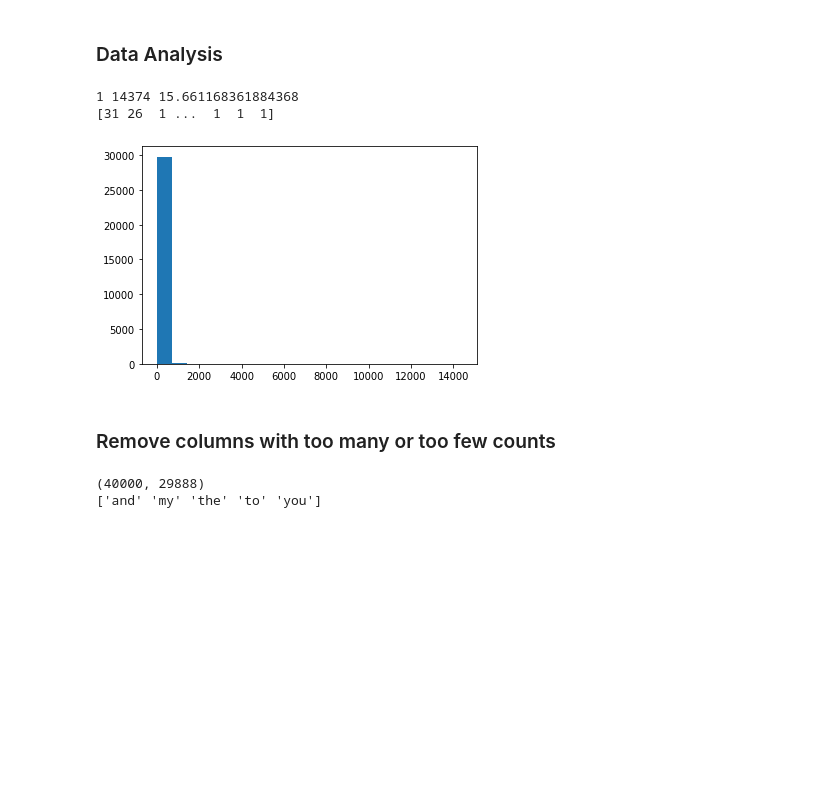
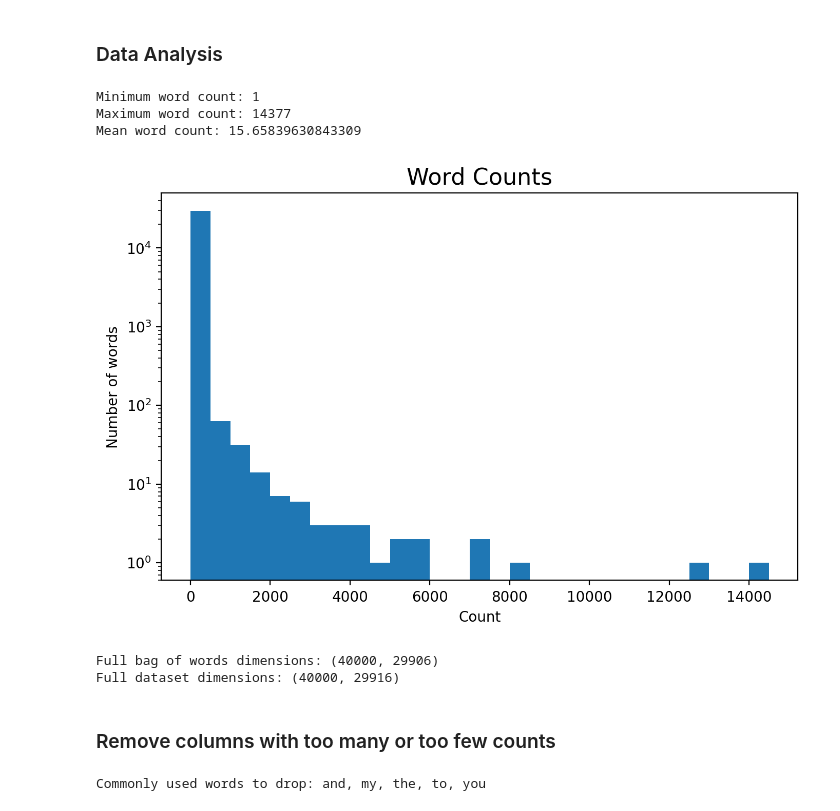
Before and after one commit to CayJoBla/EmotionRecognition, a Jupyter notebook: data/data_cleaning.ipynb, the cells around one changed output. Saved outputs shown, nothing was run; the diff lists cells and outputs as text; code cells hidden in the pictures; blank space fills up the shorter version.

Commit message:
Add the full sparse dataset for feature selection

```diff
--- a/data/data_cleaning.ipynb
+++ b/data/data_cleaning.ipynb
@@ -54,7 +54,8 @@ tweet_data["sentiment"] = tweet_data["sentiment"].astype('category').cat.codes
 urls = r"http:[^\s]+|w{3}\.[^\s]+|[\w]+\.[\w]{3}[/\w]*"
 users = r"@(\w){1,}"
 tags = r"#(\w){1,}"
-symbols = r"[&[\w]+;|~$/%/^/&/*-/+/=/\/|///?:;\"<>,]|[.]+"
+errors = r"&[\w]+;"
+symbols = r"[_~$/%/^/&/*-/+/=/\/|///?/!:;\"<>,]|[.]+"
 words = r"[\w]+"
 
 # Parse unique identifiers
@@ -67,14 +68,12 @@ tweet_data['content_parsed'] = tweet_data['content_parsed'].apply(lambda text: r
 tweet_data['#!'] = tweet_data['content_parsed'].str.count('!')
 tweet_data['#?'] = tweet_data['content_parsed'].str.count('\\?')
 tweet_data['#...'] = tweet_data['content_parsed'].str.count('\\.{2,}')
-tweet_data['Upper/Lower ratio'] = (tweet_data['content_parsed'].str.findall(r'[A-Z]').str.len()+1) / (tweet_data['content_parsed'].str.findall(r'[a-z]').str.len()+1)
-tweet_data['Number of Words'] = tweet_data['content_parsed'].apply(lambda n: len(n.split()))
-tweet_data['content_parsed'] = tweet_data['content_parsed'].apply(lambda text: text.replace(';', '; '))
-tweet_data['content_parsed'] = tweet_data['content_parsed'].apply(lambda text: text.replace('&', ' &'))
-tweet_data['content_parsed'] = tweet_data['content_parsed'].apply(lambda text: text.replace('_', ' '))
 tweet_data['content_parsed'] = tweet_data['content_parsed'].apply(lambda text: text.replace('ï', ''))
 tweet_data['content_parsed'] = tweet_data['content_parsed'].apply(lambda text: text.replace('½', ''))
+tweet_data['content_parsed'] = tweet_data['content_parsed'].apply(lambda text: regex.sub(errors, " ", text)).values
 tweet_data['content_parsed'] = tweet_data['content_parsed'].apply(lambda text: regex.sub(symbols, " ", text)).values
 tweet_data['content_parsed'] = tweet_data['content_parsed'].apply(lambda text: regex.sub(r"'", "", text)).values
+tweet_data['Upper/Lower ratio'] = (tweet_data['content_parsed'].str.findall(r'[A-Z]').str.len()+1) / (tweet_data['content_parsed'].str.findall(r'[a-z]').str.len()+1)
 tweet_data['words'] = tweet_data['content_parsed'].apply(lambda text: regex.findall(words, text.lower())).values
-tweet_data["avg word length"] = tweet_data['words'].apply(lambda word_array: np.mean([len(word) for word in word_array]))
+tweet_data['num_words'] = tweet_data['words'].apply(lambda n: len(n))
+tweet_data["avg_word_len"] = tweet_data['words'].apply(lambda word_array: np.mean([len(word) for word in word_array]))
@@ -80,0 +97,4 @@ tweet_data["avg word length"] = tweet_data['words'].apply(lambda word_array: np.
+# %%
+# Avg word len is NaN when there are no words in the tweet, set to 0
+tweet_data = tweet_data.fillna(0)
+tweet_data.isna().sum()
@@ -81,17 +116,14 @@ tweet_data["avg word length"] = tweet_data['words'].apply(lambda word_array: np.
 # %% [markdown]
 ### Data Analysis
 # %%
-#tweet_data = tweet_data.drop(columns=['content_parsed'])
 vectorizer = CountVectorizer()
 X = vectorizer.fit_transform(tweet_data["content_parsed"].values)
+total_counts = np.array(np.sum(X, axis=0))[0]
 
-total_counts = np.sum(X, axis=0)
-print(np.min(total_counts), np.max(total_counts), np.mean(total_counts))
-print(np.array(total_counts)[0])
-counts = np.array(total_counts)[0]
-plt.hist(counts, bins=20)
-plt.show()
+print("Minimum word count:", np.min(total_counts))
+print("Maximum word count:", np.max(total_counts))
+print("Mean word count:", np.mean(total_counts))
 # %% [output]
-1 14374 15.661168361884368
-[31 26  1 ...  1  1  1]
+Minimum word count: 1
+Maximum word count: 14377
+Mean word count: 15.65839630843309
-[figure, removed]
@@ -113,17 +130,38 @@ plt.hist(temp[temp >= 5], bins=20)
+# %%
+fig, ax = plt.subplots(1, 1, dpi=200, figsize=(8,5))
+ax.hist(total_counts, bins=np.arange(0,15000,500))
+ax.set_title("Word Counts", size=16)
+ax.set_xlabel("Count")
+ax.set_ylabel("Number of words")
+ax.set_yscale('log')
+plt.savefig("original_counts.png")
+plt.show()
+# %% [output]
+[figure, added]
+# %%
+# Save full dataset as a sparse matrix
+X = sparse.csc_matrix(X)
+print("Full bag of words dimensions:", X.shape)
+
+# Convert to sparse matrix
+full_data = sparse.hstack((tweet_data.drop(columns=["words","content","content_parsed"]).values, X), format='csr')
+
+# Move labels to the opposite side
+full_data = sparse.hstack((full_data[:, 1:], full_data[:, :1]), format='csr')
+
+print("Full dataset dimensions:", full_data.shape)
+sparse.save_npz("cleaned_data_full.npz", full_data)
+# %% [output]
+Full bag of words dimensions: (40000, 29906)
+Full dataset dimensions: (40000, 29916)
 # %% [markdown]
 ### Remove columns with too many or too few counts
 # %%
-X = vectorizer.fit_transform(tweet_data["content_parsed"].values)
-X = sparse.csc_matrix(X)
-print(X.shape)
-
-counts = np.array(total_counts)[0]
 names = vectorizer.get_feature_names_out()
-
-print(names[counts > 7000])
-X = X[:,counts <= 7000]         # Drop too many
-X = X[:,counts >= 5]            # Drop too few
-names = names[counts >= 5]
+print("Commonly used words to drop:", end=" ")
+print(*names[total_counts > 7000], sep=', ')
+# X = X[:,total_counts <= 7000]         # Drop too many
+# X = X[:,total_counts >= 5]            # Drop too few
+# names = names[counts >= 5]
 # %% [output]
-(40000, 29888)
-['and' 'my' 'the' 'to' 'you']
+Commonly used words to drop: and, my, the, to, you
```
Also changed, not shown: parts of 12 cells of this notebook, 4 other files.
